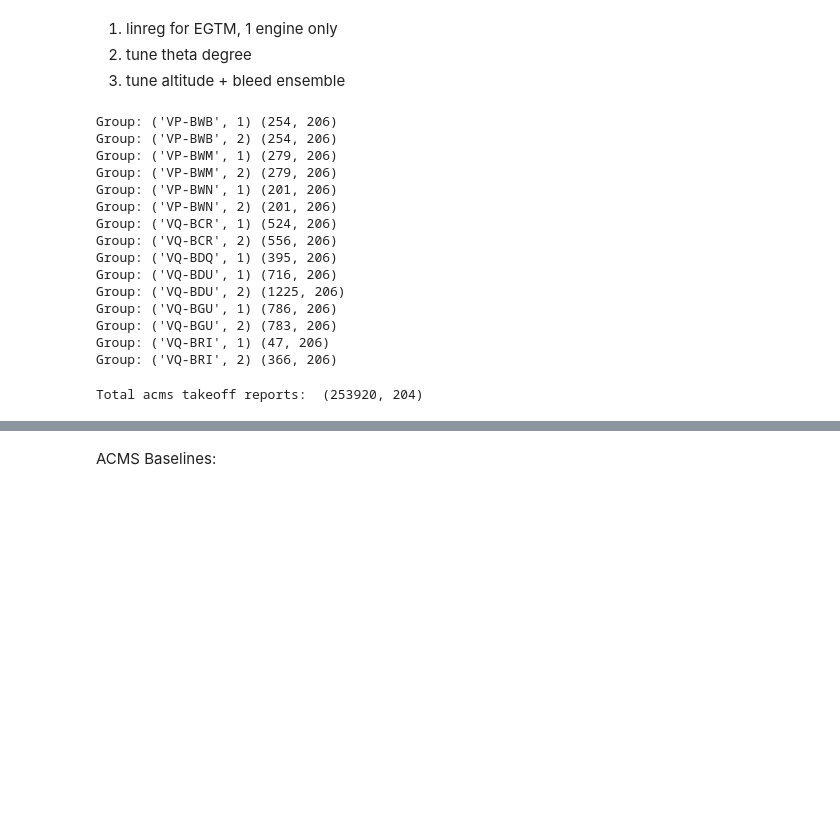
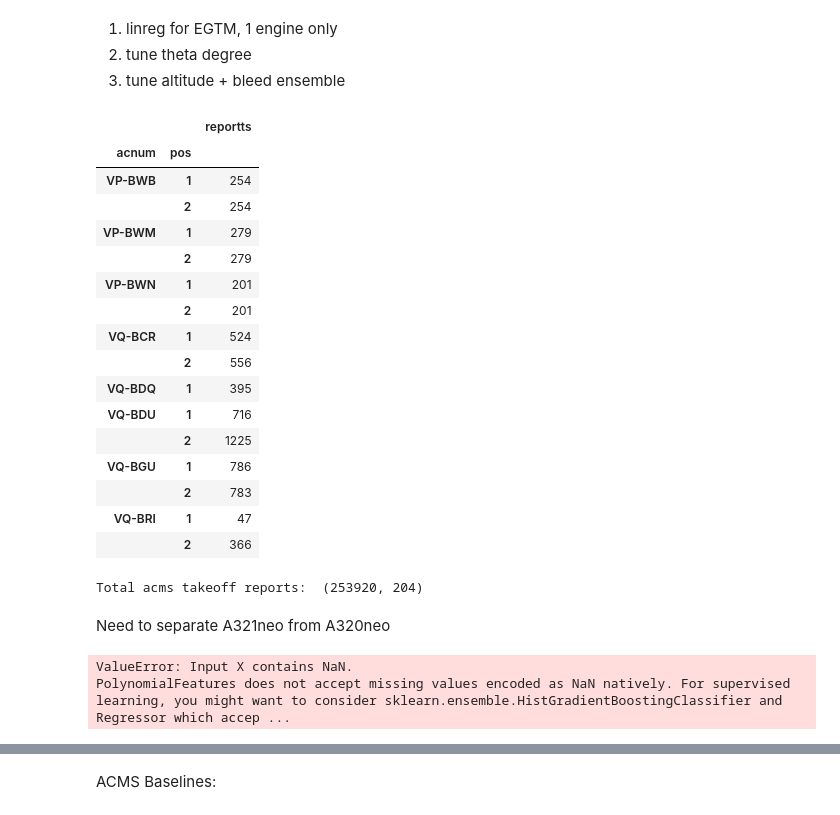
Before and after one commit to skeptlk/ecm, a Jupyter notebook: ex14_finetuning.ipynb, the cells around one changed output, grey strips where cells are left out. Cells and saved outputs as stored; diff of their text form; code cells hidden in the pictures; blank space fills up the shorter version.

Commit message:
Separate a320 and a321

```diff
--- a/ex14_finetuning.ipynb
+++ b/ex14_finetuning.ipynb
@@ -13,26 +11,25 @@ bgu_all = pd.read_csv('./takeoff-merged-VQ-BGU-30s.csv', parse_dates=['reportts'
 
 neo_all = pd.read_csv('./data/takeoff-merged-all-neo.csv', parse_dates=['reportts'], low_memory=False)
-# %%
-grouped = neo_all.groupby(['acnum', 'pos'])
-
-for group_name, group_df in grouped:
-    print("Group:", group_name, group_df.shape)
-# %% [output]
-Group: ('VP-BWB', 1) (254, 206)
-Group: ('VP-BWB', 2) (254, 206)
-Group: ('VP-BWM', 1) (279, 206)
-Group: ('VP-BWM', 2) (279, 206)
-Group: ('VP-BWN', 1) (201, 206)
-Group: ('VP-BWN', 2) (201, 206)
-Group: ('VQ-BCR', 1) (524, 206)
-Group: ('VQ-BCR', 2) (556, 206)
-Group: ('VQ-BDQ', 1) (395, 206)
-Group: ('VQ-BDU', 1) (716, 206)
-Group: ('VQ-BDU', 2) (1225, 206)
-Group: ('VQ-BGU', 1) (786, 206)
-Group: ('VQ-BGU', 2) (783, 206)
-Group: ('VQ-BRI', 1) (47, 206)
-Group: ('VQ-BRI', 2) (366, 206)
+# %%
+neo_all.groupby(['acnum', 'pos']).count()[['reportts']]
+# %% [output]
+|  |  | reportts |
+| acnum | pos |  |
+| VP-BWB | 1 | 254 |
+|  | 2 | 254 |
+| VP-BWM | 1 | 279 |
+|  | 2 | 279 |
+| VP-BWN | 1 | 201 |
+|  | 2 | 201 |
+| VQ-BCR | 1 | 524 |
+|  | 2 | 556 |
+| VQ-BDQ | 1 | 395 |
+| VQ-BDU | 1 | 716 |
+|  | 2 | 1225 |
+| VQ-BGU | 1 | 786 |
+|  | 2 | 783 |
+| VQ-BRI | 1 | 47 |
+|  | 2 | 366 |
 # %%
 acms_full = pd.read_csv(
   './data/neo_takeoff_202404192324.csv',
@@ -207,3 +233,5 @@ def take_early_cycles(X, n_start = 0, n_end = 100):
     res.append(group[n_start:n_end])
 
   return pd.concat(res)
+# %% [markdown]
+Need to separate A321neo from A320neo
@@ -209,0 +242,36 @@ def take_early_cycles(X, n_start = 0, n_end = 100):
+# %%
+model = EGTMarginRegressor(
+  bleed_config=['prv'],
+  x_param=x_param,
+  y_param=y_param,
+  theta_param=theta_param,
+  acms_data=acms_full
+)
+
+a321_neo_data = pd.concat([bgu_all, bdu_all]) \
+  .query(f"{x_param} > 0 and {y_param} > 0 and {theta_param} > -100 and egtm > -100") \
+  .copy()
+
+train = take_early_cycles(a321_neo_data, 8, 108)
+X = train.drop(columns=['egtm'])
+y = train['egtm']
+
+model.fit(X, y)
+
+r2 = model.score(a321_neo_data, a321_neo_data['egtm'], smoothed=True)
+
+print("R2 score = ", r2)
+
+eng = a321_neo_data.query("acnum == 'VQ-BGU' and pos == 1").copy()
+
+pred = model.predict(eng, smoothed=True)
+
+plt.figure(figsize=(14, 8))
+plt.title(f'Prv ensemble')
+plt.plot(eng['reportts'], pred)
+plt.plot(eng['reportts'], eng['egtm'])
+plt.legend(['pred', 'egtm'])
+plt.show()
+# %% [output]
+ValueError: Input X contains NaN.
+PolynomialFeatures does not accept missing values encoded as NaN natively. For supervised learning, you might want to consider sklearn.ensemble.HistGradientBoostingClassifier and Regressor which accep ...
```
Also changed, not shown: parts of 16 cells of this notebook.
